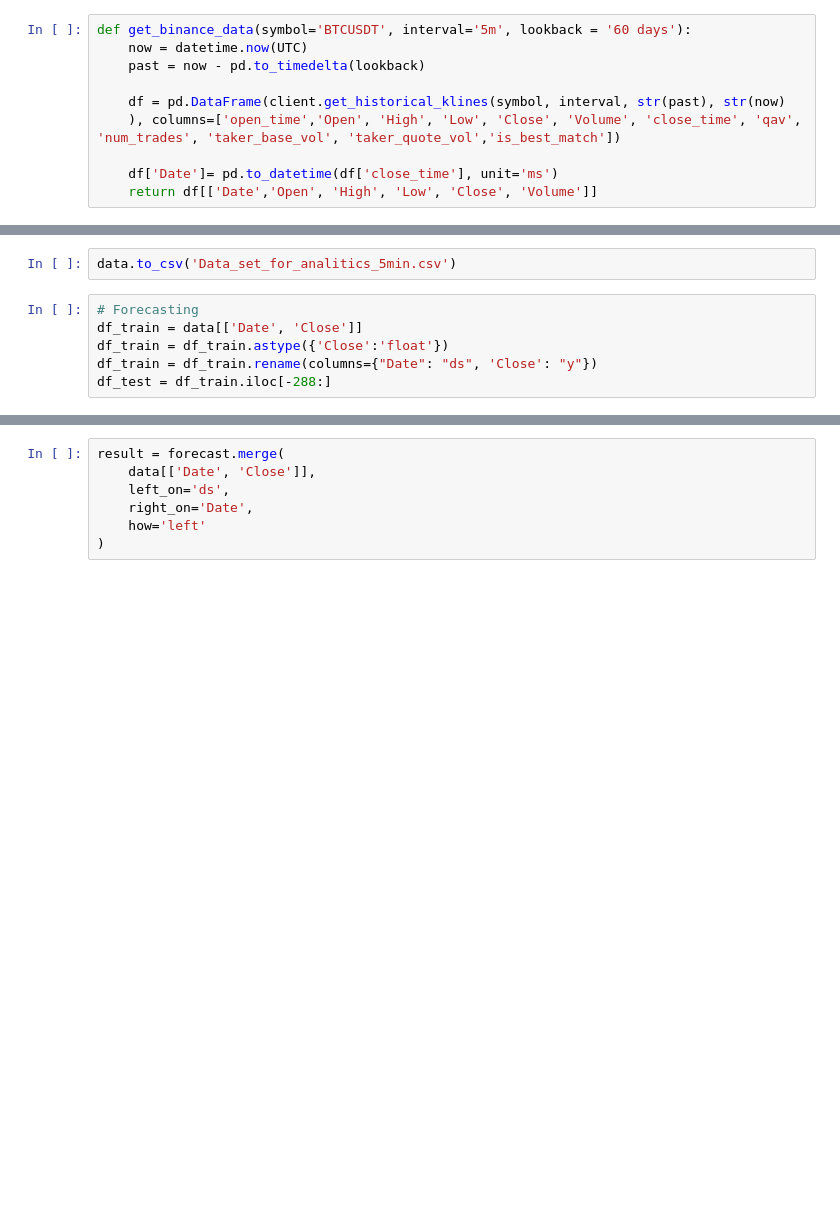
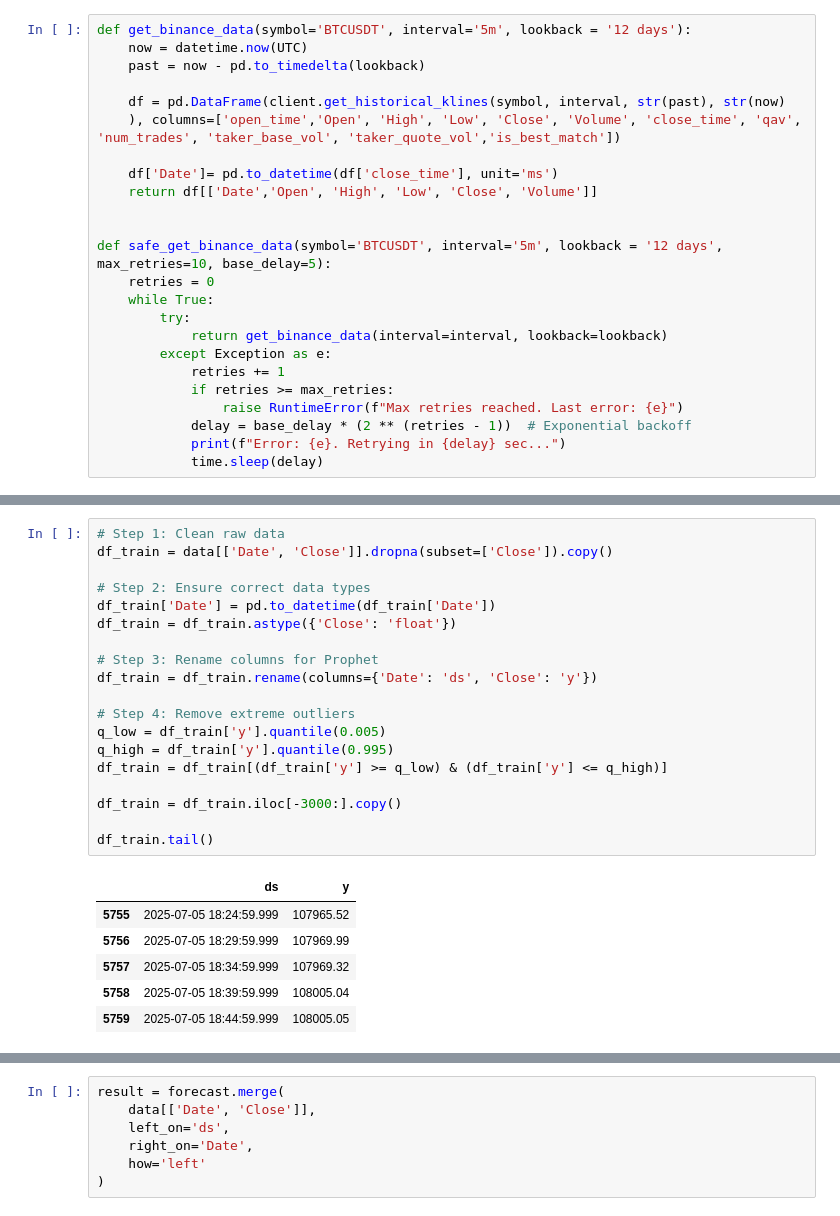
Before and after one commit to DeveloperAlex111/get_df_binance_with_forecast, a Jupyter notebook: get_5m_df_fr_binance_and_prophet_forecast_by_close_price.ipynb, the cells around one changed output, grey strips where cells are left out. Saved outputs shown, nothing was run; the diff lists cells and outputs as text; blank space fills up the shorter version.

```diff
--- a/get_5m_df_fr_binance_and_prophet_forecast_by_close_price.ipynb
+++ b/get_5m_df_fr_binance_and_prophet_forecast_by_close_price.ipynb
@@ -20,5 +17,5 @@ client = Client()
 # %%
-def get_binance_data(symbol='BTCUSDT', interval='5m', lookback = '60 days'):
+def get_binance_data(symbol='BTCUSDT', interval='5m', lookback = '12 days'):
     now = datetime.now(UTC)
     past = now - pd.to_timedelta(lookback)
 
@@ -27,5 +24,19 @@ def get_binance_data(symbol='BTCUSDT', interval='5m', lookback = '60 days'):
 
     df['Date']= pd.to_datetime(df['close_time'], unit='ms')
     return df[['Date','Open', 'High', 'Low', 'Close', 'Volume']]
+
+
+def safe_get_binance_data(symbol='BTCUSDT', interval='5m', lookback = '12 days', max_retries=10, base_delay=5):
+    retries = 0
+    while True:
+        try:
+            return get_binance_data(interval=interval, lookback=lookback)
+        except Exception as e:
+            retries += 1
+            if retries >= max_retries:
+                raise RuntimeError(f"Max retries reached. Last error: {e}")
+            delay = base_delay * (2 ** (retries - 1))  # Exponential backoff
+            print(f"Error: {e}. Retrying in {delay} sec...")
+            time.sleep(delay)
 # %%
 %%time
@@ -45,9 +49,27 @@ data.tail()
-# %%
-data.to_csv('Data_set_for_analitics_5min.csv')
-# %%
-# Forecasting
-df_train = data[['Date', 'Close']]
-df_train = df_train.astype({'Close':'float'})
-df_train = df_train.rename(columns={"Date": "ds", 'Close': "y"})
-df_test = df_train.iloc[-288:]
+# %%
+# Step 1: Clean raw data
+df_train = data[['Date', 'Close']].dropna(subset=['Close']).copy()
+
+# Step 2: Ensure correct data types
+df_train['Date'] = pd.to_datetime(df_train['Date'])
+df_train = df_train.astype({'Close': 'float'})
+
+# Step 3: Rename columns for Prophet
+df_train = df_train.rename(columns={'Date': 'ds', 'Close': 'y'})
+
+# Step 4: Remove extreme outliers
+q_low = df_train['y'].quantile(0.005)
+q_high = df_train['y'].quantile(0.995)
+df_train = df_train[(df_train['y'] >= q_low) & (df_train['y'] <= q_high)]
+
+df_train = df_train.iloc[-3000:].copy()
+
+df_train.tail()
+# %% [output]
+|  | ds | y |
+| 5755 | 2025-07-05 18:24:59.999 | 107965.52 |
+| 5756 | 2025-07-05 18:29:59.999 | 107969.99 |
+| 5757 | 2025-07-05 18:34:59.999 | 107969.32 |
+| 5758 | 2025-07-05 18:39:59.999 | 108005.04 |
+| 5759 | 2025-07-05 18:44:59.999 | 108005.05 |
 # %%
```
Also changed, not shown: parts of 17 cells of this notebook, 2 other files.
